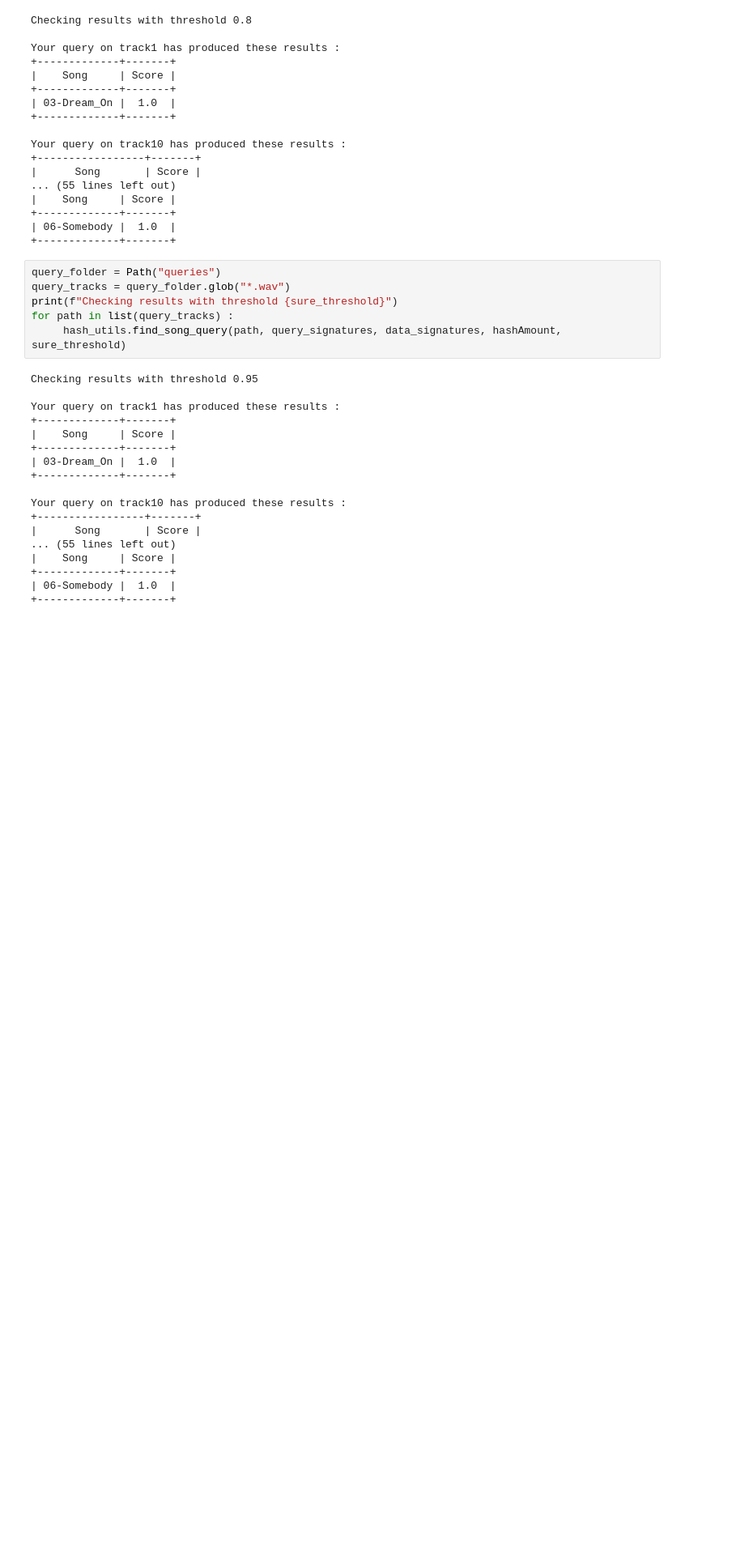
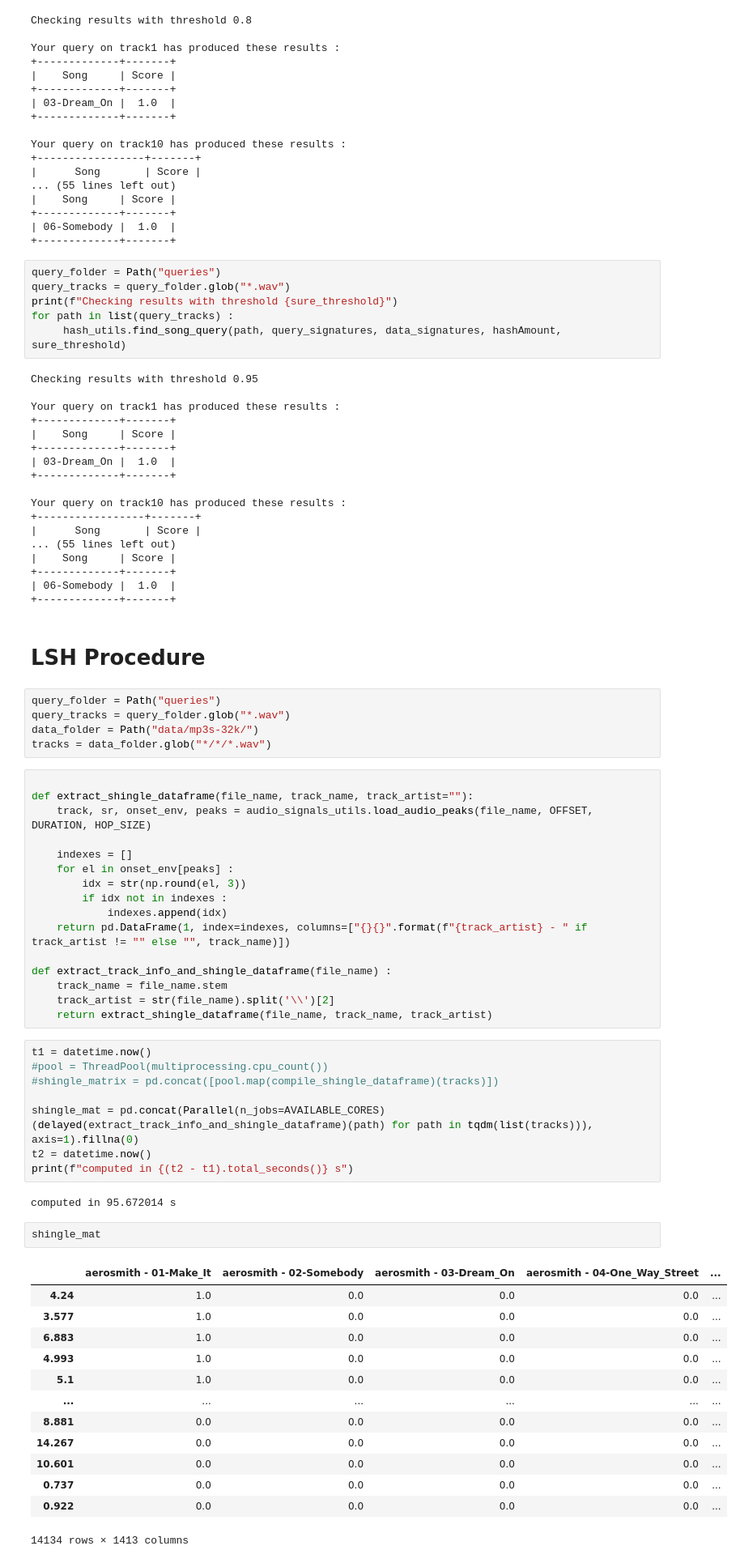
Before and after one commit to S4b3/ADM-HW4-Group11, a Jupyter notebook: AudioSignals.ipynb, the cells around one changed output. Shown: that part at 81% size. Cells and saved outputs as stored; diff of their text form; blank space fills up the shorter version.

```diff
--- a/AudioSignals.ipynb
+++ b/AudioSignals.ipynb
@@ -243,3 +236,52 @@ Your query on track10 has produced these results :
 +-------------+-------+
 | 06-Somebody |  1.0  |
 +-------------+-------+
+# %% [markdown]
+# LSH Procedure
+# %%
+query_folder = Path("queries")
+query_tracks = query_folder.glob("*.wav")
+data_folder = Path("data/mp3s-32k/")
+tracks = data_folder.glob("*/*/*.wav")
+# %%
+
+def extract_shingle_dataframe(file_name, track_name, track_artist=""):
+    track, sr, onset_env, peaks = audio_signals_utils.load_audio_peaks(file_name, OFFSET, DURATION, HOP_SIZE)
+
+    indexes = []
+    for el in onset_env[peaks] :
+        idx = str(np.round(el, 3))
+        if idx not in indexes :
+            indexes.append(idx)
+    return pd.DataFrame(1, index=indexes, columns=["{}{}".format(f"{track_artist} - " if track_artist != "" else "", track_name)])
+
+def extract_track_info_and_shingle_dataframe(file_name) :
+    track_name = file_name.stem
+    track_artist = str(file_name).split('\\')[2]
+    return extract_shingle_dataframe(file_name, track_name, track_artist)
+# %%
+t1 = datetime.now()
+#pool = ThreadPool(multiprocessing.cpu_count())
+#shingle_matrix = pd.concat([pool.map(compile_shingle_dataframe)(tracks)])
+
+shingle_mat = pd.concat(Parallel(n_jobs=AVAILABLE_CORES)(delayed(extract_track_info_and_shingle_dataframe)(path) for path in tqdm(list(tracks))), axis=1).fillna(0)
+t2 = datetime.now()
+print(f"computed in {(t2 - t1).total_seconds()} s")
+# %% [output]
+computed in 95.672014 s
+# %%
+shingle_mat
+# %% [output]
+|  | aerosmith - 01-Make_It | aerosmith - 02-Somebody | aerosmith - 03-Dream_On | aerosmith - 04-One_Way_Street | ... |
+| 4.24 | 1.0 | 0.0 | 0.0 | 0.0 | ... |
+| 3.577 | 1.0 | 0.0 | 0.0 | 0.0 | ... |
+| 6.883 | 1.0 | 0.0 | 0.0 | 0.0 | ... |
+| 4.993 | 1.0 | 0.0 | 0.0 | 0.0 | ... |
+| 5.1 | 1.0 | 0.0 | 0.0 | 0.0 | ... |
+| ... | ... | ... | ... | ... | ... |
+| 8.881 | 0.0 | 0.0 | 0.0 | 0.0 | ... |
+| 14.267 | 0.0 | 0.0 | 0.0 | 0.0 | ... |
+| 10.601 | 0.0 | 0.0 | 0.0 | 0.0 | ... |
+| 0.737 | 0.0 | 0.0 | 0.0 | 0.0 | ... |
+| 0.922 | 0.0 | 0.0 | 0.0 | 0.0 | ... |
+14134 rows × 1413 columns
```
Also changed, not shown: parts of 29 cells of this notebook, 5 other files.
